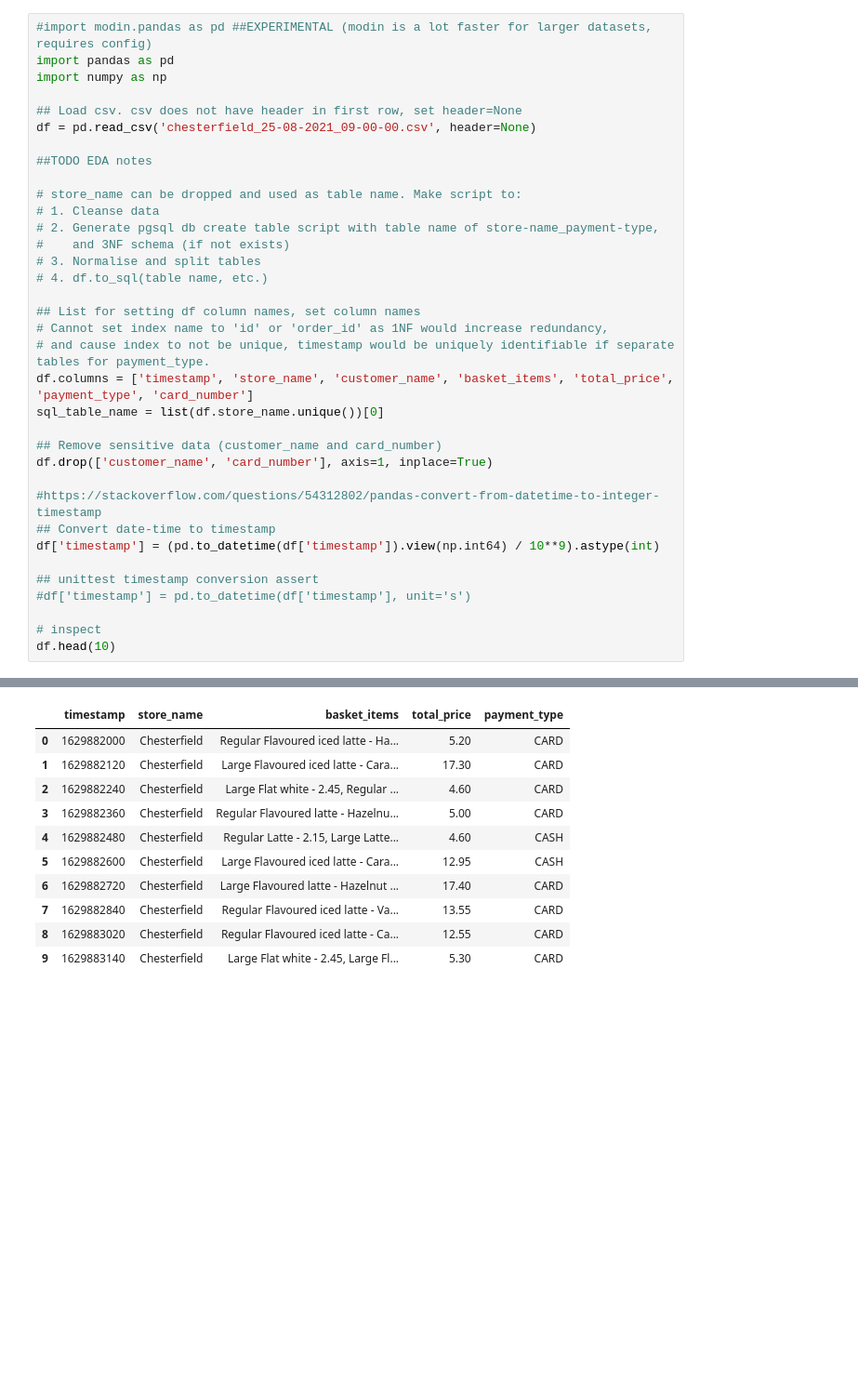
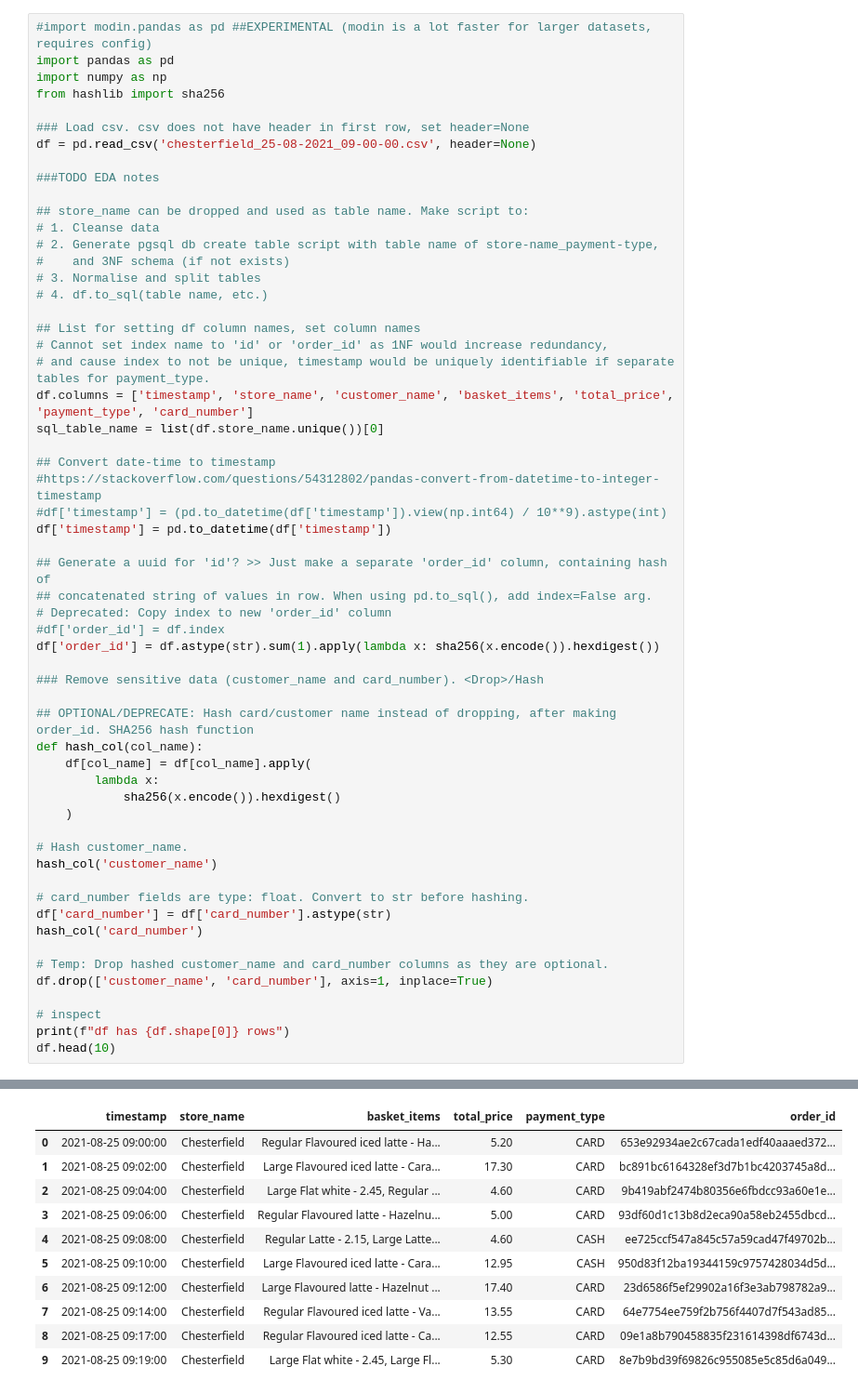
Before and after one commit to sqr00t/genDEgroupproj, a Jupyter notebook: data/solomon-eda.ipynb, the cells around one changed output, grey strips where cells are left out. Shown: that part at 93% size. Cells and saved outputs as stored; diff of their text form; blank space fills up the shorter version.

```diff
--- a/data/solomon-eda.ipynb
+++ b/data/solomon-eda.ipynb
@@ -2,13 +4,14 @@
 #import modin.pandas as pd ##EXPERIMENTAL (modin is a lot faster for larger datasets, requires config)
 import pandas as pd
 import numpy as np
+from hashlib import sha256
 
-## Load csv. csv does not have header in first row, set header=None
+### Load csv. csv does not have header in first row, set header=None
 df = pd.read_csv('chesterfield_25-08-2021_09-00-00.csv', header=None)
 
-##TODO EDA notes
+###TODO EDA notes
 
-# store_name can be dropped and used as table name. Make script to:
+## store_name can be dropped and used as table name. Make script to:
 # 1. Cleanse data
 # 2. Generate pgsql db create table script with table name of store-name_payment-type,
 #    and 3NF schema (if not exists)
@@ -21,16 +24,37 @@ df = pd.read_csv('chesterfield_25-08-2021_09-00-00.csv', header=None)
 df.columns = ['timestamp', 'store_name', 'customer_name', 'basket_items', 'total_price', 'payment_type', 'card_number']
 sql_table_name = list(df.store_name.unique())[0]
 
-## Remove sensitive data (customer_name and card_number)
+## Convert date-time to timestamp
+#https://stackoverflow.com/questions/54312802/pandas-convert-from-datetime-to-integer-timestamp
+#df['timestamp'] = (pd.to_datetime(df['timestamp']).view(np.int64) / 10**9).astype(int)
+df['timestamp'] = pd.to_datetime(df['timestamp'])
+
+## Generate a uuid for 'id'? >> Just make a separate 'order_id' column, containing hash of
+## concatenated string of values in row. When using pd.to_sql(), add index=False arg.
+# Deprecated: Copy index to new 'order_id' column
+#df['order_id'] = df.index
+df['order_id'] = df.astype(str).sum(1).apply(lambda x: sha256(x.encode()).hexdigest())
+
+### Remove sensitive data (customer_name and card_number). <Drop>/Hash
+
+## OPTIONAL/DEPRECATE: Hash card/customer name instead of dropping, after making order_id. SHA256 hash function
+def hash_col(col_name):
+    df[col_name] = df[col_name].apply(
+        lambda x:
+            sha256(x.encode()).hexdigest()
+    )
+
+# Hash customer_name.
+hash_col('customer_name')
+
+# card_number fields are type: float. Convert to str before hashing.
+df['card_number'] = df['card_number'].astype(str)
+hash_col('card_number')
+
+# Temp: Drop hashed customer_name and card_number columns as they are optional.
 df.drop(['customer_name', 'card_number'], axis=1, inplace=True)
 
-#https://stackoverflow.com/questions/54312802/pandas-convert-from-datetime-to-integer-timestamp
-## Convert date-time to timestamp
-df['timestamp'] = (pd.to_datetime(df['timestamp']).view(np.int64) / 10**9).astype(int)
-
-## unittest timestamp conversion assert
-#df['timestamp'] = pd.to_datetime(df['timestamp'], unit='s')
-
 # inspect
+print(f"df has {df.shape[0]} rows")
 df.head(10)
 # %% [output]
@@ -37,11 +62,11 @@ df.head(10)
-|  | timestamp | store_name | basket_items | total_price | payment_type |
-| 0 | 1629882000 | Chesterfield | Regular Flavoured iced latte - Ha... | 5.20 | CARD |
-| 1 | 1629882120 | Chesterfield | Large Flavoured iced latte - Cara... | 17.30 | CARD |
-| 2 | 1629882240 | Chesterfield | Large Flat white - 2.45, Regular ... | 4.60 | CARD |
-| 3 | 1629882360 | Chesterfield | Regular Flavoured latte - Hazelnu... | 5.00 | CARD |
-| 4 | 1629882480 | Chesterfield | Regular Latte - 2.15, Large Latte... | 4.60 | CASH |
-| 5 | 1629882600 | Chesterfield | Large Flavoured iced latte - Cara... | 12.95 | CASH |
-| 6 | 1629882720 | Chesterfield | Large Flavoured latte - Hazelnut ... | 17.40 | CARD |
-| 7 | 1629882840 | Chesterfield | Regular Flavoured iced latte - Va... | 13.55 | CARD |
-| 8 | 1629883020 | Chesterfield | Regular Flavoured iced latte - Ca... | 12.55 | CARD |
-| 9 | 1629883140 | Chesterfield | Large Flat white - 2.45, Large Fl... | 5.30 | CARD |
+|  | timestamp | store_name | basket_items | total_price | payment_type | order_id |
+| 0 | 2021-08-25 09:00:00 | Chesterfield | Regular Flavoured iced latte - Ha... | 5.20 | CARD | 653e92934ae2c67cada1edf40aaaed372... |
+| 1 | 2021-08-25 09:02:00 | Chesterfield | Large Flavoured iced latte - Cara... | 17.30 | CARD | bc891bc6164328ef3d7b1bc4203745a8d... |
+| 2 | 2021-08-25 09:04:00 | Chesterfield | Large Flat white - 2.45, Regular ... | 4.60 | CARD | 9b419abf2474b80356e6fbdcc93a60e1e... |
+| 3 | 2021-08-25 09:06:00 | Chesterfield | Regular Flavoured latte - Hazelnu... | 5.00 | CARD | 93df60d1c13b8d2eca90a58eb2455dbcd... |
+| 4 | 2021-08-25 09:08:00 | Chesterfield | Regular Latte - 2.15, Large Latte... | 4.60 | CASH | ee725ccf547a845c57a59cad47f49702b... |
+| 5 | 2021-08-25 09:10:00 | Chesterfield | Large Flavoured iced latte - Cara... | 12.95 | CASH | 950d83f12ba19344159c9757428034d5d... |
+| 6 | 2021-08-25 09:12:00 | Chesterfield | Large Flavoured latte - Hazelnut ... | 17.40 | CARD | 23d6586f5ef29902a16f3e3ab798782a9... |
+| 7 | 2021-08-25 09:14:00 | Chesterfield | Regular Flavoured iced latte - Va... | 13.55 | CARD | 64e7754ee759f2b756f4407d7f543ad85... |
+| 8 | 2021-08-25 09:17:00 | Chesterfield | Regular Flavoured iced latte - Ca... | 12.55 | CARD | 09e1a8b790458835f231614398df6743d... |
+| 9 | 2021-08-25 09:19:00 | Chesterfield | Large Flat white - 2.45, Large Fl... | 5.30 | CARD | 8e7b9bd39f69826c955085e5c85d6a049... |
```
Also changed, not shown: parts of 14 cells of this notebook, 7 other files.
